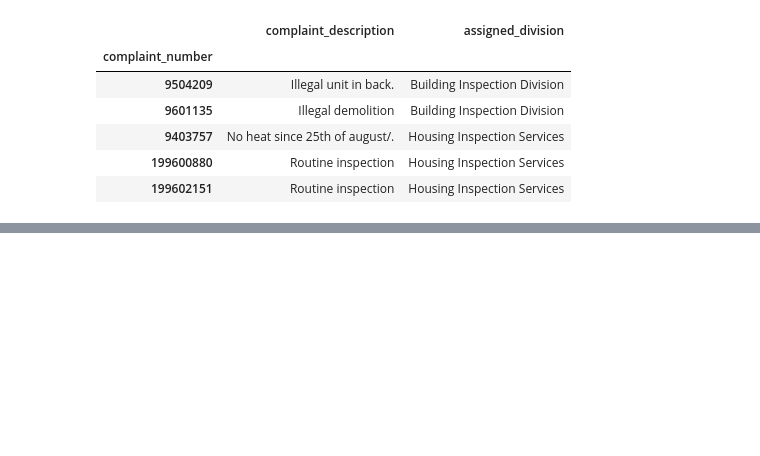
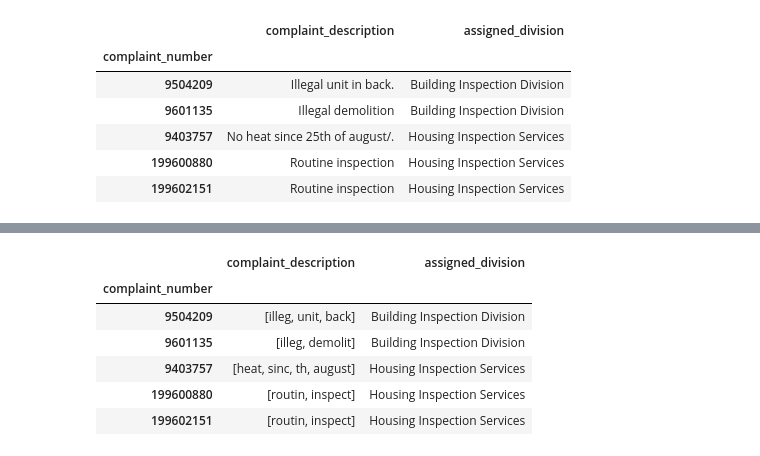
Before and after one commit to wct432/sf_building_complaints, a Jupyter notebook: notebooks/exploratory_notebook.ipynb, the cells around one changed output, grey strips where cells are left out. Drawn from its saved outputs; the diff is of its cells as text; code cells hidden in the pictures; blank space fills up the shorter version.

```diff
--- a/notebooks/exploratory_notebook.ipynb
+++ b/notebooks/exploratory_notebook.ipynb
@@ -258,0 +265,2 @@ complaints.head()
+# %%
+sample = complaints.copy()
@@ -258,0 +283,6 @@ complaints.head()
+# %%
+#create stemmed text
+tqdm.pandas()
+stemmed = sample.copy()
+stemmed['complaint_description'] = stemmed['complaint_description'].progress_apply(lambda x: normalize_text(x))
+stemmed.to_csv(data_path + '/stemmed_text.csv')
@@ -258,0 +299,10 @@ complaints.head()
+# %%
+stemmed.head()
+# %% [output]
+|  | complaint_description | assigned_division |
+| complaint_number |  |  |
+| 9504209 | [illeg, unit, back] | Building Inspection Division |
+| 9601135 | [illeg, demolit] | Building Inspection Division |
+| 9403757 | [heat, sinc, th, august] | Housing Inspection Services |
+| 199600880 | [routin, inspect] | Housing Inspection Services |
+| 199602151 | [routin, inspect] | Housing Inspection Services |
```
Also changed, not shown: parts of 15 cells of this notebook, 5 other files.
